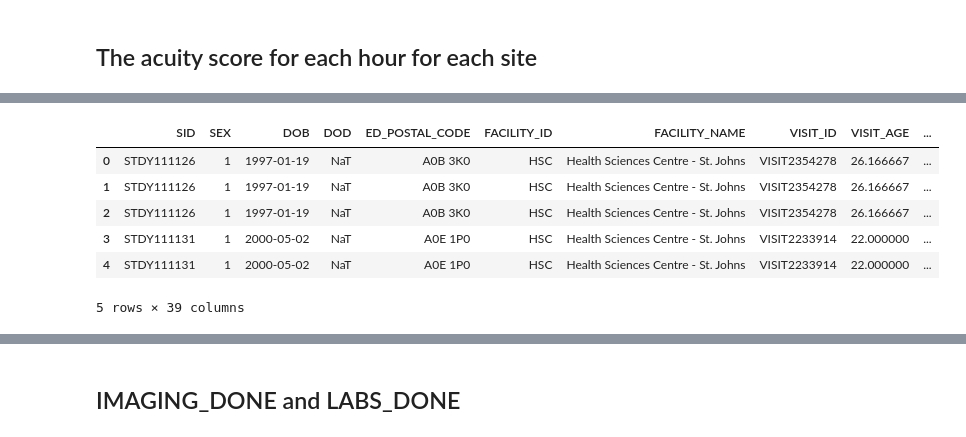
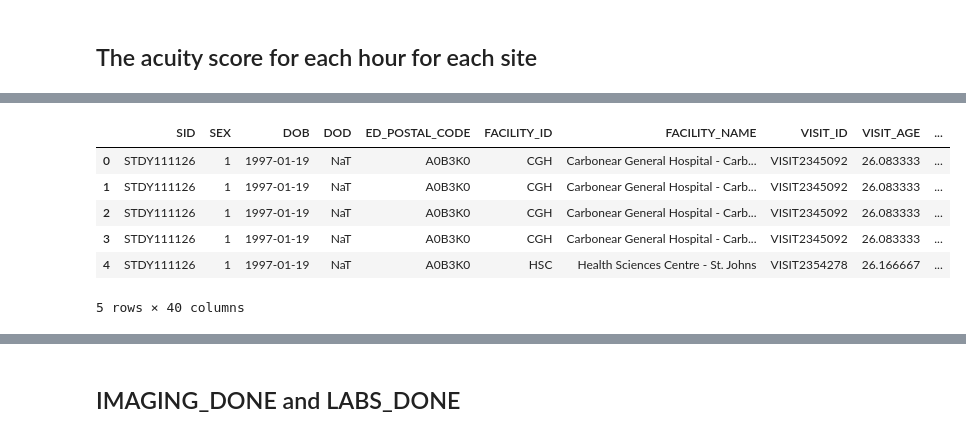
Before and after one commit to clariss95/Enhancing_XAI_MUN, a Jupyter notebook: preprocessing_features_fix.ipynb, the cells around one changed output, grey strips where cells are left out. Drawn from its saved outputs; the diff is of its cells as text; code cells hidden in the pictures.

```diff
--- a/preprocessing_features_fix.ipynb
+++ b/preprocessing_features_fix.ipynb
@@ -692,8 +811,8 @@ df_event_log_visits.head()
 missing_indices = df_event_log_visits[df_event_log_visits['Latitude'].isna() & df_event_log_visits['Longitude'].isna()].index
 
 # Update the main dataset with the latitude and longitude from the merged DataFrame
-df_event_log_visits.loc[missing_indices, 'Latitude'] = df_merged['Latitude_pc']
-df_event_log_visits.loc[missing_indices, 'Longitude'] = df_merged['Longitude_pc']
+df_event_log_visits.loc[missing_indices, 'Latitude'] = df_merged['Latitude']
+df_event_log_visits.loc[missing_indices, 'Longitude'] = df_merged['Longitude']
 
 # Check if the missing values are updated
 print(df_event_log_visits.loc[missing_indices, ['First_3_Digits', 'Latitude', 'Longitude']])
@@ -1092,18 +1280,0 @@ acuity_scores.reset_index(drop=True, inplace=True)
-# %%
-# Merge the acuity scores back to the original dataset
-df_event_log_visits = df_event_log_visits.merge(
-    acuity_scores,
-    left_on=['FACILITY_ID', df_event_log_visits['Start_Time'].dt.floor('H')],
-    right_on=['FACILITY_ID', 'Hour'],
-    how='left',
-    suffixes=('', '_Acuity')
-)
-
-# Rename the merged column to 'Acuity_Score'
-df_event_log_visits.rename(columns={'Inverse_CTAS': 'Acuity_Score'}, inplace=True)
-
-# Clean up the DataFrame by dropping unnecessary columns
-df_event_log_visits.drop(columns=['Hour'], inplace=True)
-
-# Output the first few rows of the updated DataFrame
-df_event_log_visits.head()
@@ -1117,0 +1346,15 @@ df_event_log_visits.head()
+# %%
+# Floor the 'Hour' columns in both dataframes to the nearest hour
+df_event_log_visits['Hour'] = df_event_log_visits['Hour'].dt.floor('H')
+acuity_scores['Hour'] = acuity_scores['Hour'].dt.floor('H')
+
+# Ensure the combination of FACILITY_ID and Hour is unique in acuity_scores
+acuity_scores_unique = acuity_scores.groupby(['FACILITY_ID', 'Hour'], as_index=False)['Inverse_CTAS'].mean()
+
+# Merge datasets
+merged_df = pd.merge(df_event_log_visits, acuity_scores_unique, how='left', on=['FACILITY_ID', 'Hour'])
+
+# Inspect missing values
+missing_values = merged_df[merged_df['Inverse_CTAS_y'].isnull()]
+print("Sample missing values in merged_df:")
+print(missing_values[['FACILITY_ID', 'Hour']].head(10))
@@ -1118,16 +1386,15 @@ df_event_log_visits.head()
 # %%
 # Dropping the column that is not needed based on my analysis
-df_event_log_visits.drop(columns=['Inverse_CTAS_Acuity'], inplace=True)
+merged_df.drop(columns=['Inverse_CTAS_x','Hour' ], inplace=True)
 # %%
-# Dropping the column that is not needed based on my analysis
-df_event_log_visits.drop(columns=['Hour_Acuity'], inplace=True)
-df_event_log_visits.head()
+
+merged_df.head()
 # %% [output]
 |  | SID | SEX | DOB | DOD | ED_POSTAL_CODE | FACILITY_ID | FACILITY_NAME | VISIT_ID | VISIT_AGE | ... |
-| 0 | STDY111126 | 1 | 1997-01-19 | NaT | A0B 3K0 | HSC | Health Sciences Centre - St. Johns | VISIT2354278 | 26.166667 | ... |
-| 1 | STDY111126 | 1 | 1997-01-19 | NaT | A0B 3K0 | HSC | Health Sciences Centre - St. Johns | VISIT2354278 | 26.166667 | ... |
-| 2 | STDY111126 | 1 | 1997-01-19 | NaT | A0B 3K0 | HSC | Health Sciences Centre - St. Johns | VISIT2354278 | 26.166667 | ... |
-| 3 | STDY111131 | 1 | 2000-05-02 | NaT | A0E 1P0 | HSC | Health Sciences Centre - St. Johns | VISIT2233914 | 22.000000 | ... |
-| 4 | STDY111131 | 1 | 2000-05-02 | NaT | A0E 1P0 | HSC | Health Sciences Centre - St. Johns | VISIT2233914 | 22.000000 | ... |
+| 0 | STDY111126 | 1 | 1997-01-19 | NaT | A0B3K0 | CGH | Carbonear General Hospital - Carb... | VISIT2345092 | 26.083333 | ... |
+| 1 | STDY111126 | 1 | 1997-01-19 | NaT | A0B3K0 | CGH | Carbonear General Hospital - Carb... | VISIT2345092 | 26.083333 | ... |
+| 2 | STDY111126 | 1 | 1997-01-19 | NaT | A0B3K0 | CGH | Carbonear General Hospital - Carb... | VISIT2345092 | 26.083333 | ... |
+| 3 | STDY111126 | 1 | 1997-01-19 | NaT | A0B3K0 | CGH | Carbonear General Hospital - Carb... | VISIT2345092 | 26.083333 | ... |
+| 4 | STDY111126 | 1 | 1997-01-19 | NaT | A0B3K0 | HSC | Health Sciences Centre - St. Johns | VISIT2354278 | 26.166667 | ... |
-5 rows × 39 columns
+5 rows × 40 columns
 # %%
```
Also changed, not shown: parts of 99 cells of this notebook.
